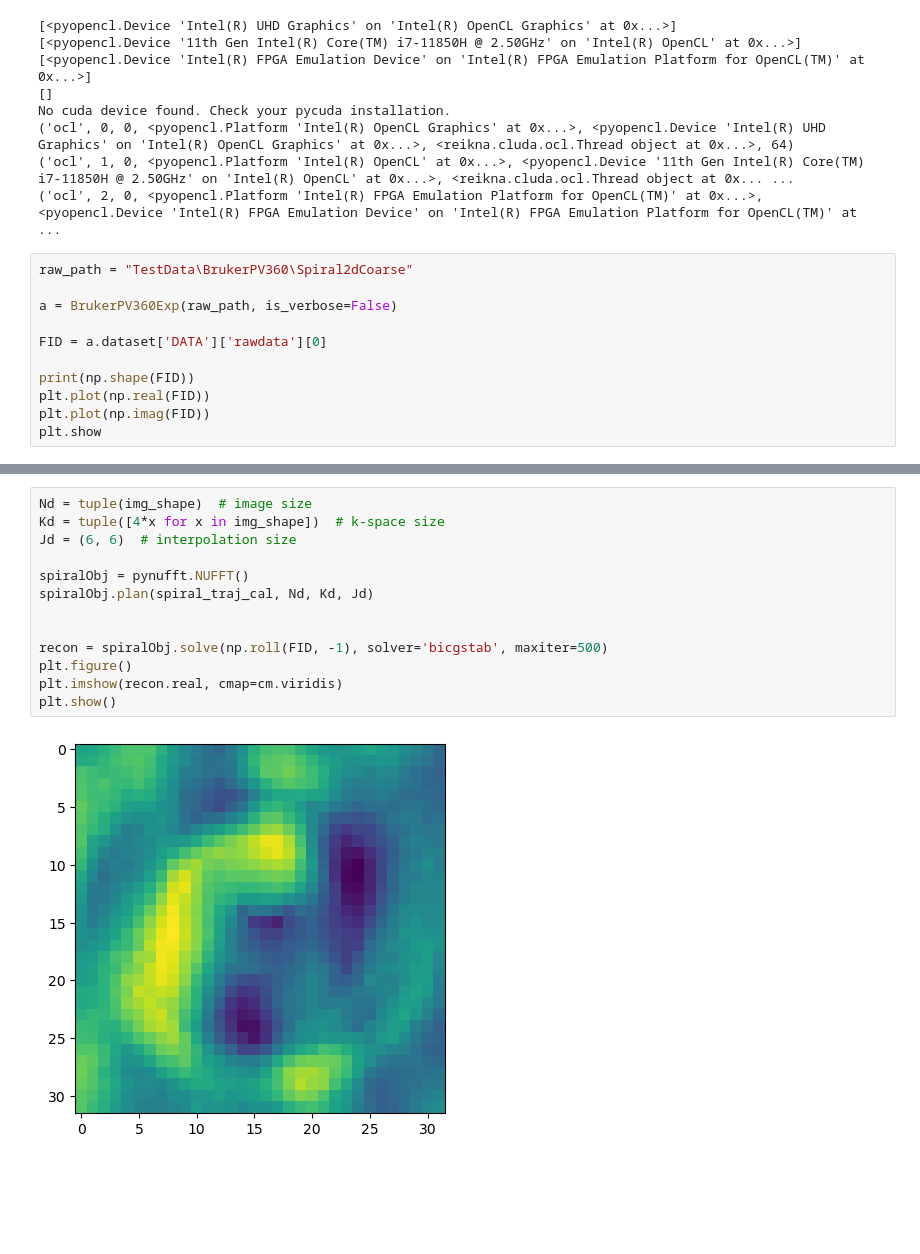
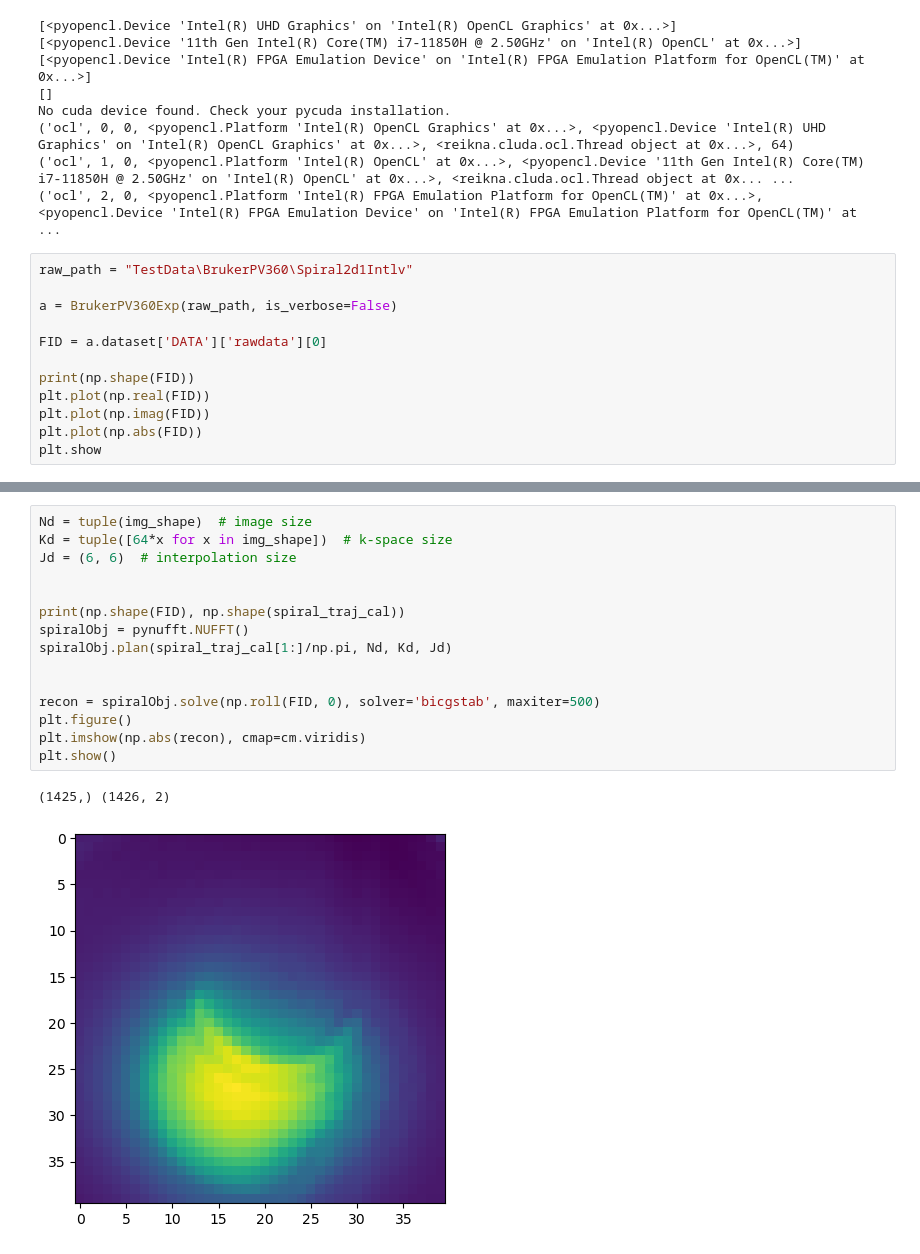
Before and after one commit to Xiao-JI-94158/pyHydra, a Jupyter notebook: spiralTest.ipynb, the cells around one changed output, grey strips where cells are left out. Cells and saved outputs as stored; diff of their text form; blank space fills up the shorter version.

```diff
--- a/spiralTest.ipynb
+++ b/spiralTest.ipynb
@@ -43,7 +43,7 @@ No cuda device found. Check your pycuda installation.
 ('ocl', 1, 0, <pyopencl.Platform 'Intel(R) OpenCL' at 0x...>, <pyopencl.Device '11th Gen Intel(R) Core(TM) i7-11850H @ 2.50GHz' on 'Intel(R) OpenCL' at 0x...>, <reikna.cluda.ocl.Thread object at 0x... ...
 ('ocl', 2, 0, <pyopencl.Platform 'Intel(R) FPGA Emulation Platform for OpenCL(TM)' at 0x...>, <pyopencl.Device 'Intel(R) FPGA Emulation Device' on 'Intel(R) FPGA Emulation Platform for OpenCL(TM)' at  ...
 # %%
-raw_path = "TestData\BrukerPV360\Spiral2dCoarse"
+raw_path = "TestData\BrukerPV360\Spiral2d1Intlv"
 
 a = BrukerPV360Exp(raw_path, is_verbose=False)
 
@@ -52,5 +52,6 @@ FID = a.dataset['DATA']['rawdata'][0]
 print(np.shape(FID))
 plt.plot(np.real(FID))
 plt.plot(np.imag(FID))
+plt.plot(np.abs(FID))
 plt.show
 # %% [output]
@@ -122,15 +123,18 @@ plt.show()
 # %%
 Nd = tuple(img_shape)  # image size
-Kd = tuple([4*x for x in img_shape])  # k-space size
+Kd = tuple([64*x for x in img_shape])  # k-space size
 Jd = (6, 6)  # interpolation size
 
+
+print(np.shape(FID), np.shape(spiral_traj_cal))
 spiralObj = pynufft.NUFFT()
-spiralObj.plan(spiral_traj_cal, Nd, Kd, Jd)
+spiralObj.plan(spiral_traj_cal[1:]/np.pi, Nd, Kd, Jd)
 
 
-recon = spiralObj.solve(np.roll(FID, -1), solver='bicgstab', maxiter=500)
+recon = spiralObj.solve(np.roll(FID, 0), solver='bicgstab', maxiter=500)
 plt.figure()
-plt.imshow(recon.real, cmap=cm.viridis)
+plt.imshow(np.abs(recon), cmap=cm.viridis)
 plt.show()
 # %% [output]
+(1425,) (1426, 2)
-[figure, old version]
+[figure, new version]
```
Also changed, not shown: parts of 9 cells of this notebook, 1 other file.
